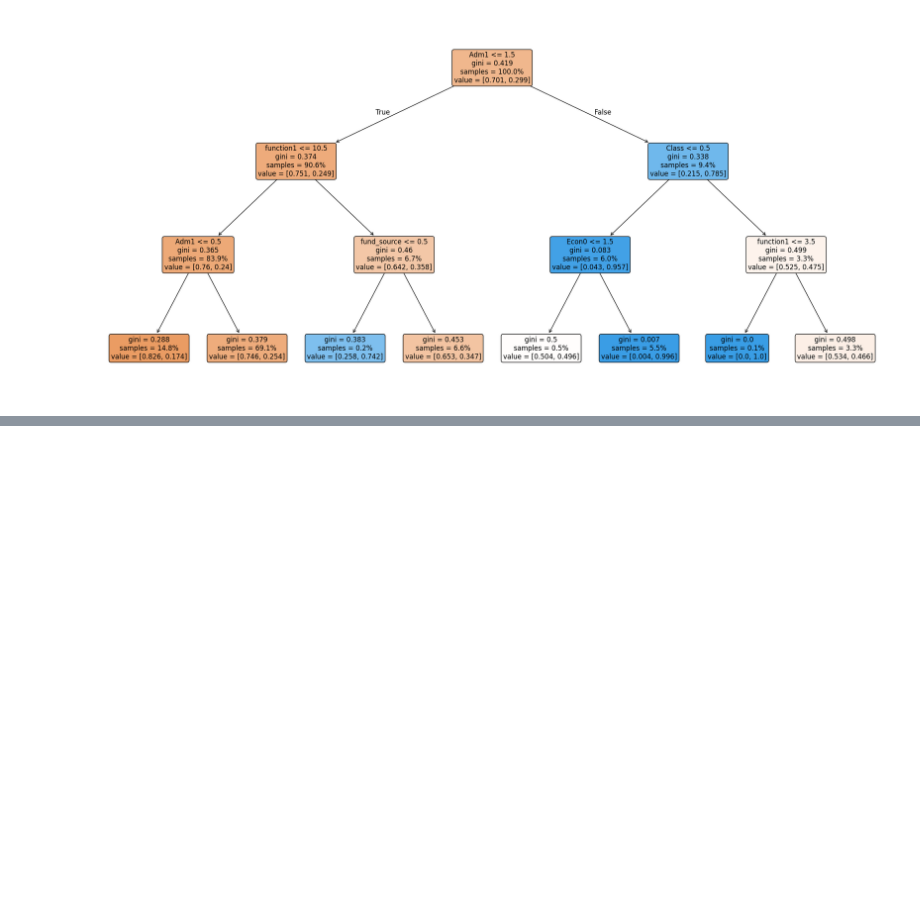
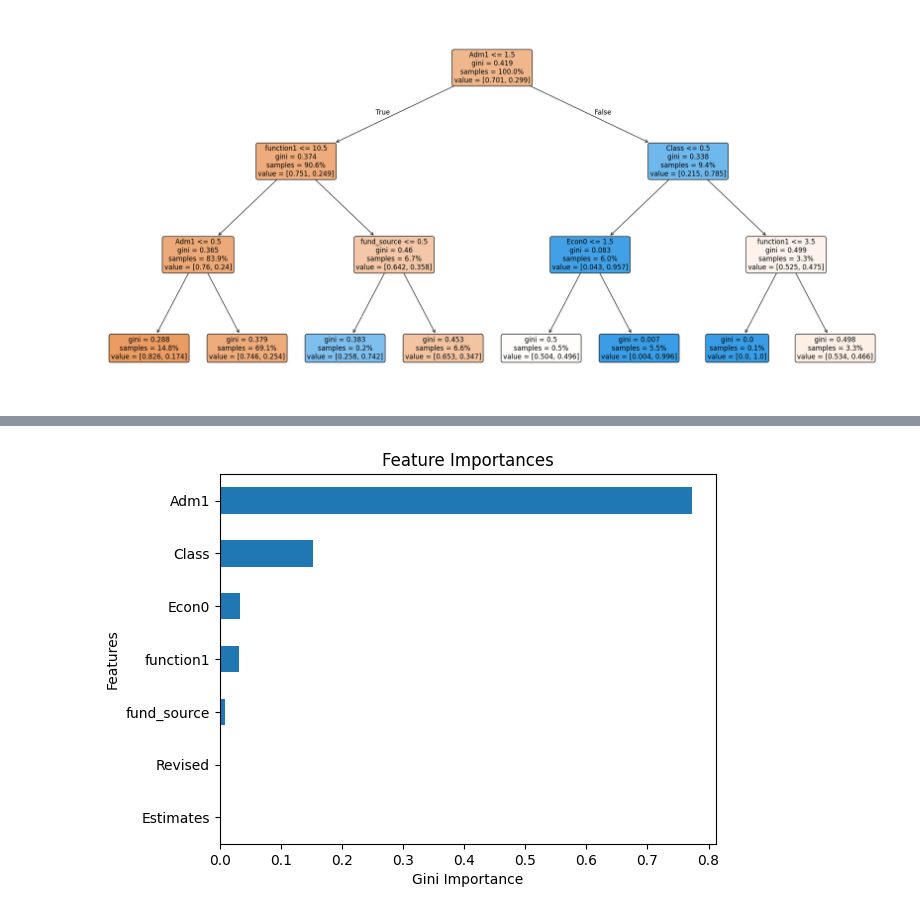
Before and after one commit to pabrokim/economic-performance-kenya-classification, a Jupyter notebook: economy.ipynb, the cells around one changed output, grey strips where cells are left out. Cells and saved outputs as stored; diff of their text form; code cells hidden in the pictures; blank space fills up the shorter version.

Commit message:
Get feature importances

```diff
--- a/economy.ipynb
+++ b/economy.ipynb
@@ -346,3 +346,6 @@ plot_tree(
 );
 # %% [output]
 [figure]
+# %%
+features = X_train.columns.to_list()
+features
@@ -348,0 +354,3 @@ plot_tree(
+# %%
+importances = model_c.named_steps['decisiontreeclassifier'].feature_importances_
+importances
@@ -348,0 +360,3 @@ plot_tree(
+# %%
+fet_imp = pd.Series(importances,index=features).sort_values()
+fet_imp
@@ -348,0 +372,7 @@ plot_tree(
+# %%
+fet_imp.plot(kind='barh')
+plt.xlabel("Gini Importance")
+plt.ylabel('Features')
+plt.title('Feature Importances');
+# %% [output]
+[figure, added]
```
Also changed, not shown: parts of 3 cells of this notebook.
